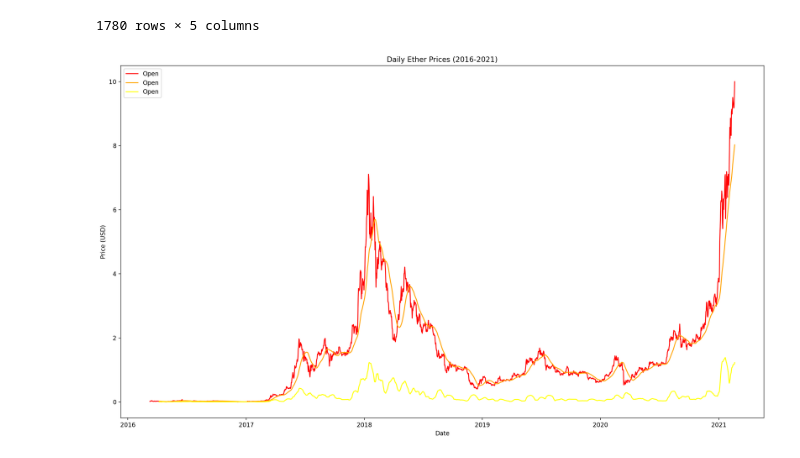
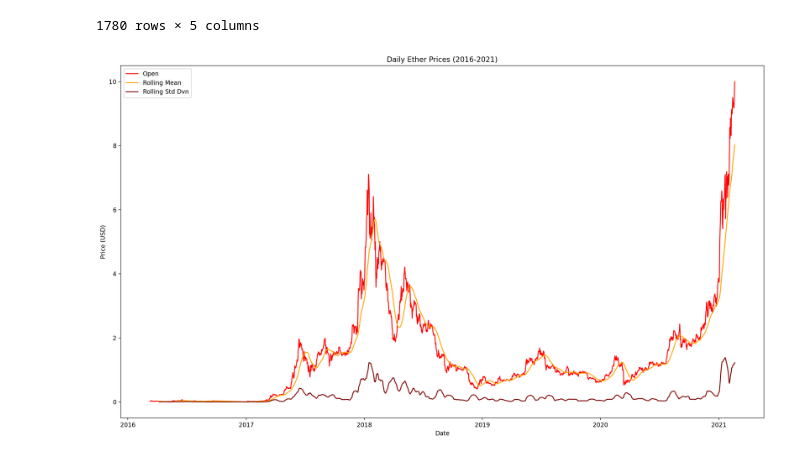
Before and after one commit to samin-al-wasee/ether-price-prediction-rnn-lstm, a Jupyter notebook: ether-price-prediction.ipynb, the cells around one changed output. Drawn from its saved outputs; the diff is of its cells as text; code cells hidden in the pictures.

```diff
--- a/ether-price-prediction.ipynb
+++ b/ether-price-prediction.ipynb
@@ -195,12 +195,12 @@ rolling_standard_deviation
 # %%
 plt.figure(figsize=(19.20, 10.80), dpi=200)
 plt.plot(normalized_ether_data["Open"], color="red", label="Open")
-plt.plot(rolling_mean["Open"], color="orange", label="Open")
-plt.plot(rolling_standard_deviation["Open"], color="yellow", label="Open")
+plt.plot(rolling_mean["Open"], color="orange", label="Rolling Mean")
+plt.plot(rolling_standard_deviation["Open"], color="maroon", label="Rolling Std Dvn")
 plt.legend()
 plt.xlabel("Date")
 plt.ylabel("Price (USD)")
 plt.title("Daily Ether Prices (2016-2021)")
 plt.show()
 # %% [output]
-[figure, old version]
+[figure, new version]
```
Also changed, not shown: parts of 1 cell of this notebook.
